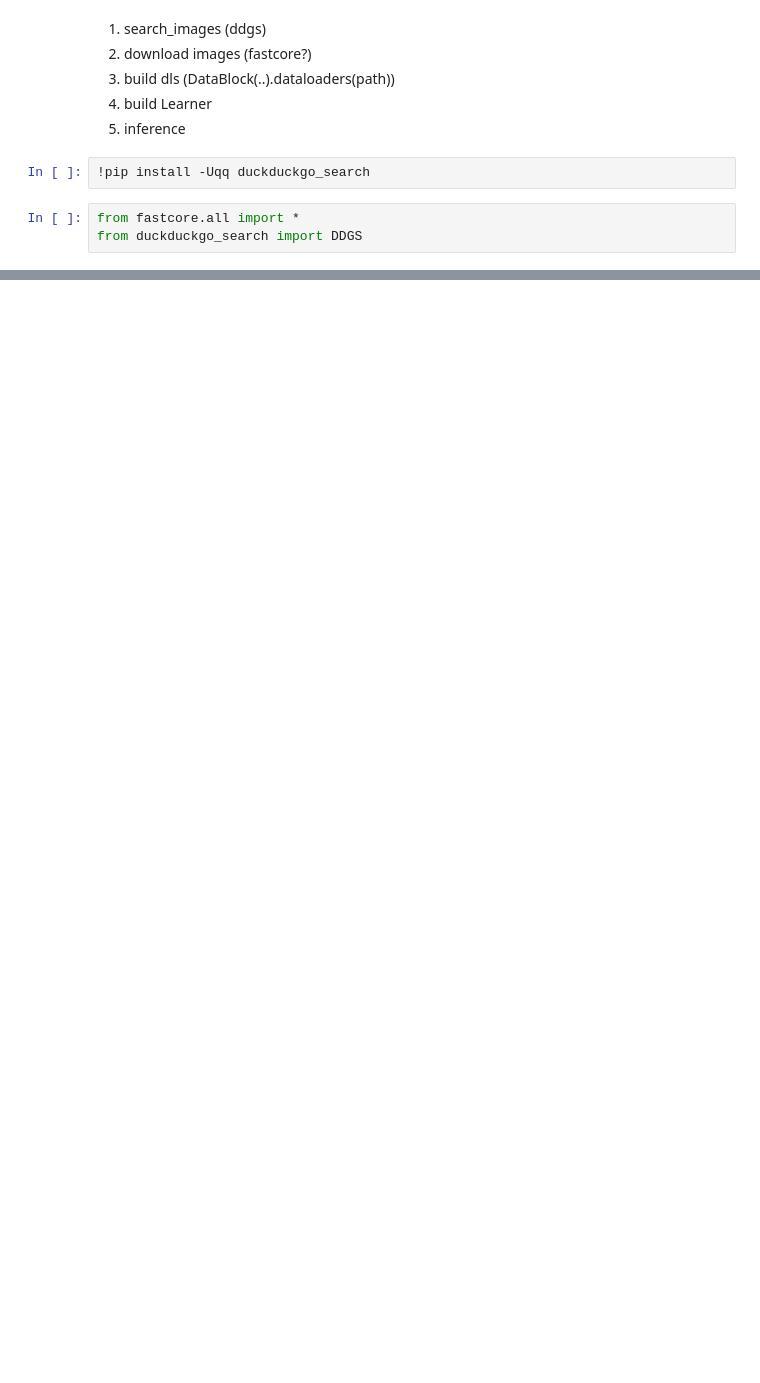
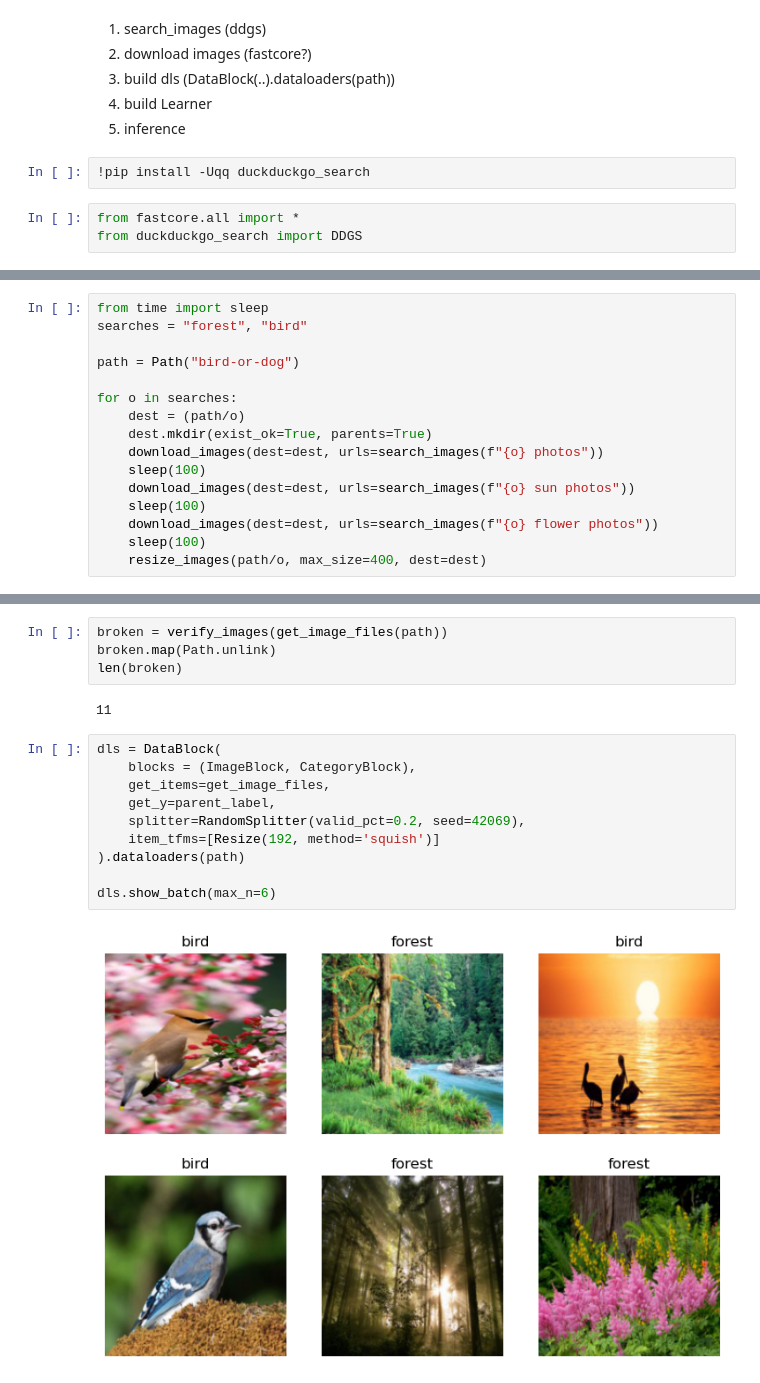
Before and after one commit to arikru/course22, a Jupyter notebook: 00-reproduce.ipynb, the cells around one changed output, grey strips where cells are left out. Saved outputs shown, nothing was run; the diff lists cells and outputs as text; blank space fills up the shorter version.

```diff
--- a/00-reproduce.ipynb
+++ b/00-reproduce.ipynb
@@ -36,0 +40,16 @@ i.to_thumb(256)
+# %%
+from time import sleep
+searches = "forest", "bird"
+
+path = Path("bird-or-dog")
+
+for o in searches:
+    dest = (path/o)
+    dest.mkdir(exist_ok=True, parents=True)
+    download_images(dest=dest, urls=search_images(f"{o} photos"))
+    sleep(100)
+    download_images(dest=dest, urls=search_images(f"{o} sun photos"))
+    sleep(100)
+    download_images(dest=dest, urls=search_images(f"{o} flower photos"))
+    sleep(100)
+    resize_images(path/o, max_size=400, dest=dest)
@@ -36,0 +62,18 @@ i.to_thumb(256)
+# %%
+broken = verify_images(get_image_files(path))
+broken.map(Path.unlink)
+len(broken)
+# %% [output]
+11
+# %%
+dls = DataBlock(
+    blocks = (ImageBlock, CategoryBlock),
+    get_items=get_image_files,
+    get_y=parent_label,
+    splitter=RandomSplitter(valid_pct=0.2, seed=42069),
+    item_tfms=[Resize(192, method='squish')]
+).dataloaders(path)
+
+dls.show_batch(max_n=6)
+# %% [output]
+[figure, added]
```
Also changed, not shown: parts of 8 cells of this notebook, 1 other file.
